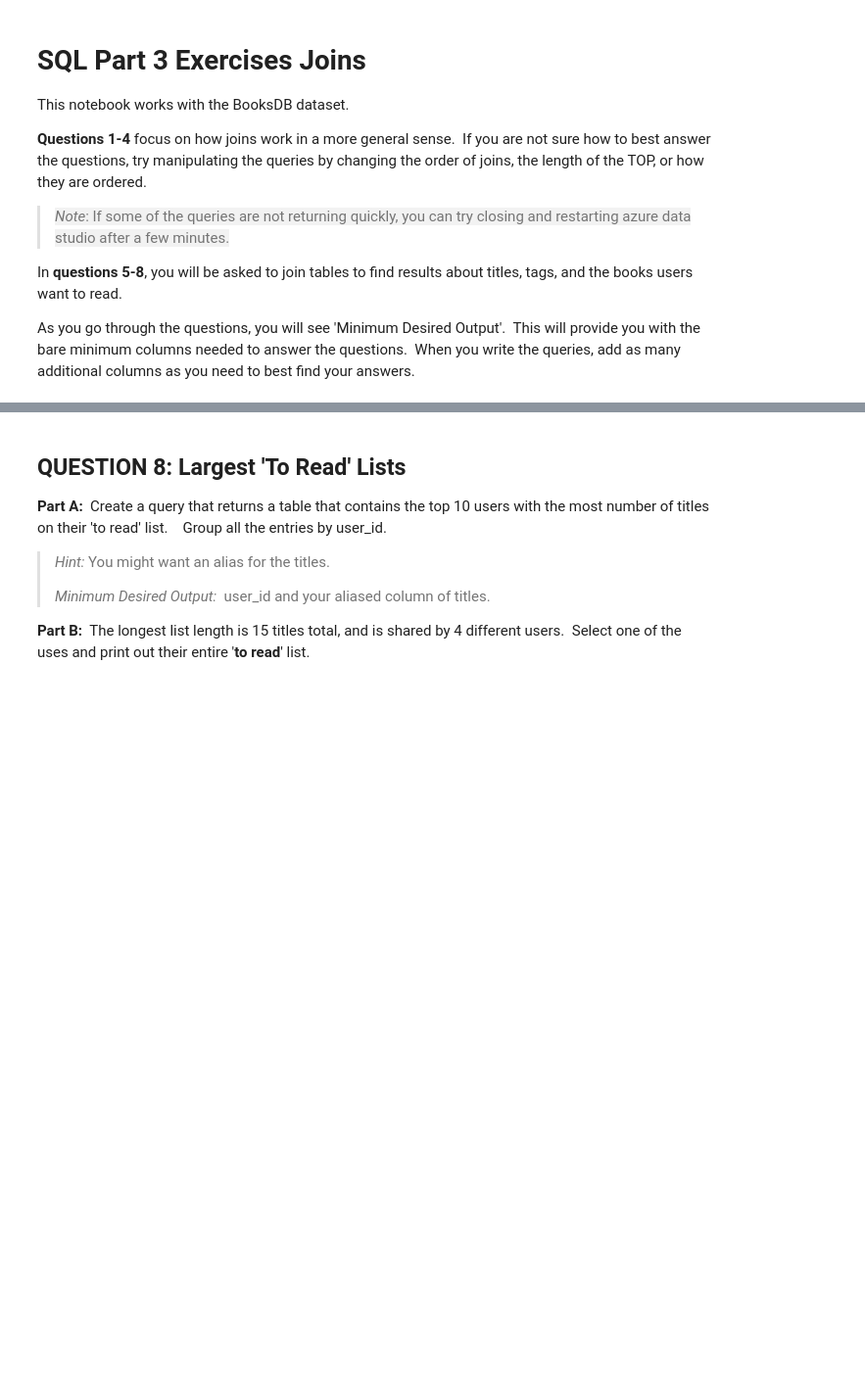
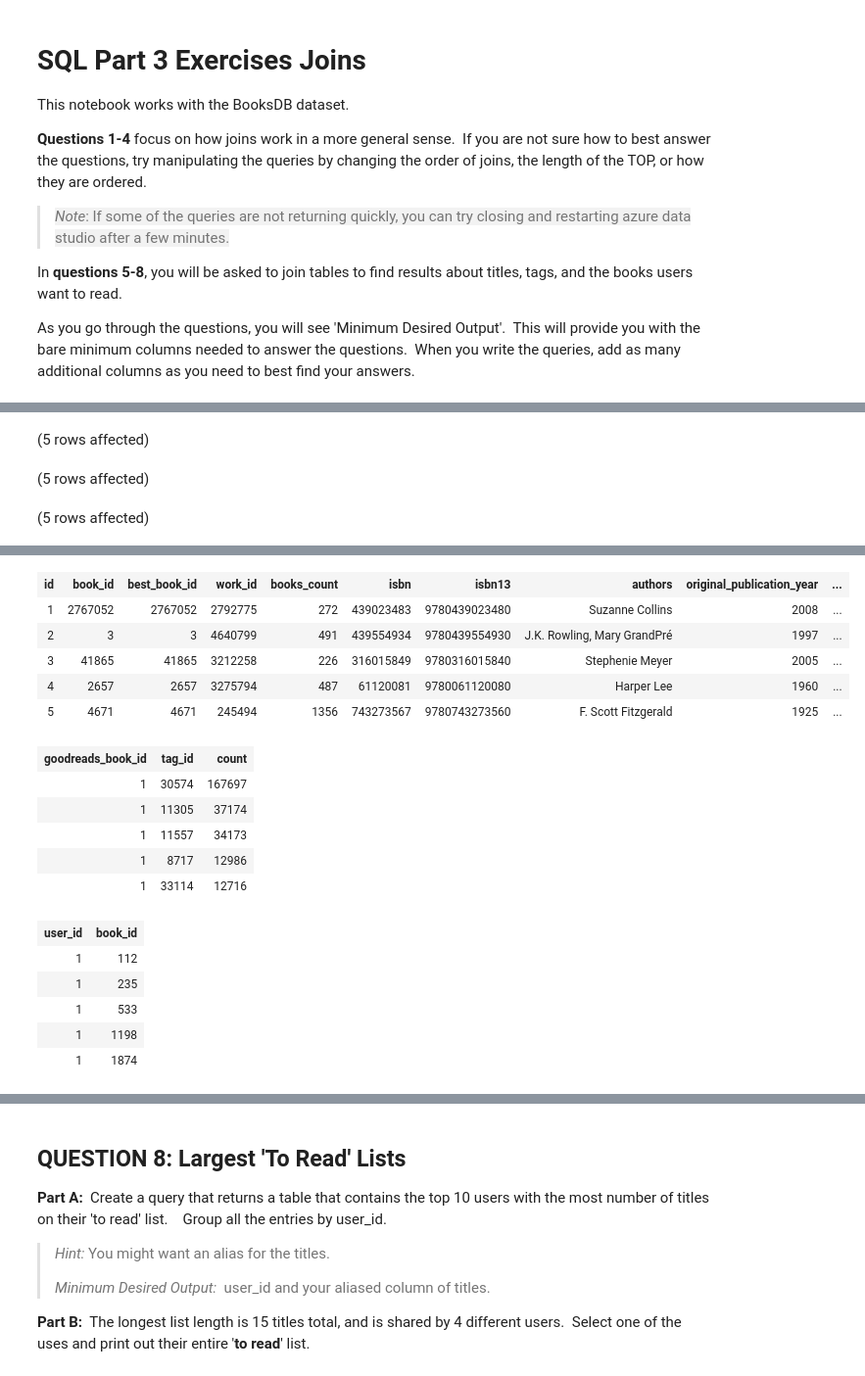
Before and after one commit to RachelKathryn/SQL-Part-3-Exercises, a Jupyter notebook: SQL-Part-3-Exercises/Notebook-1.ipynb, the cells around one changed output, grey strips where cells are left out. Shown at 98% size. Saved outputs shown, nothing was run; the diff lists cells and outputs as text; code cells hidden in the pictures; blank space fills up the shorter version.

```diff
--- a/SQL-Part-3-Exercises/Notebook-1.ipynb
+++ b/SQL-Part-3-Exercises/Notebook-1.ipynb
@@ -100,0 +300,17 @@ You will need to uncomment the Query to answer the question.
+# %%
+-- -- Code Here:
+-- SELECT b.title, bt.tag_id, COUNT(bt.tag_id) AS count_tags
+-- FROM BooksDB.dbo.books AS b
+-- INNER JOIN BooksDB.dbo.tags AS t
+-- ON b.best_book_id = bt.goodreads_book_id
+-- GROUP BY bt.tag_id
+-- WHERE b.title LIKE "Harry Potter and the Sorcer%"
+-- ORDER BY count_tags DESC;
+
+SELECT TOP 5 * FROM BooksDB.dbo.books AS b
+SELECT TOP 5 * FROM BooksDB.dbo.book_tags AS bt
+SELECT TOP 5 * FROM BooksDB.dbo.to_read AS tr
+# %% [output]
+(5 rows affected)
+(5 rows affected)
+(5 rows affected)
@@ -100,0 +318,18 @@ You will need to uncomment the Query to answer the question.
+| id | book_id | best_book_id | work_id | books_count | isbn | isbn13 | authors | original_publication_year | ... |
+| 1 | 2767052 | 2767052 | 2792775 | 272 | 439023483 | 9780439023480 | Suzanne Collins | 2008 | ... |
+| 2 | 3 | 3 | 4640799 | 491 | 439554934 | 9780439554930 | J.K. Rowling, Mary GrandPré | 1997 | ... |
+| 3 | 41865 | 41865 | 3212258 | 226 | 316015849 | 9780316015840 | Stephenie Meyer | 2005 | ... |
+| 4 | 2657 | 2657 | 3275794 | 487 | 61120081 | 9780061120080 | Harper Lee | 1960 | ... |
+| 5 | 4671 | 4671 | 245494 | 1356 | 743273567 | 9780743273560 | F. Scott Fitzgerald | 1925 | ... |
+| goodreads_book_id | tag_id | count |
+| 1 | 30574 | 167697 |
+| 1 | 11305 | 37174 |
+| 1 | 11557 | 34173 |
+| 1 | 8717 | 12986 |
+| 1 | 33114 | 12716 |
+| user_id | book_id |
+| 1 | 112 |
+| 1 | 235 |
+| 1 | 533 |
+| 1 | 1198 |
+| 1 | 1874 |
```
Also changed, not shown: parts of 26 cells of this notebook.
